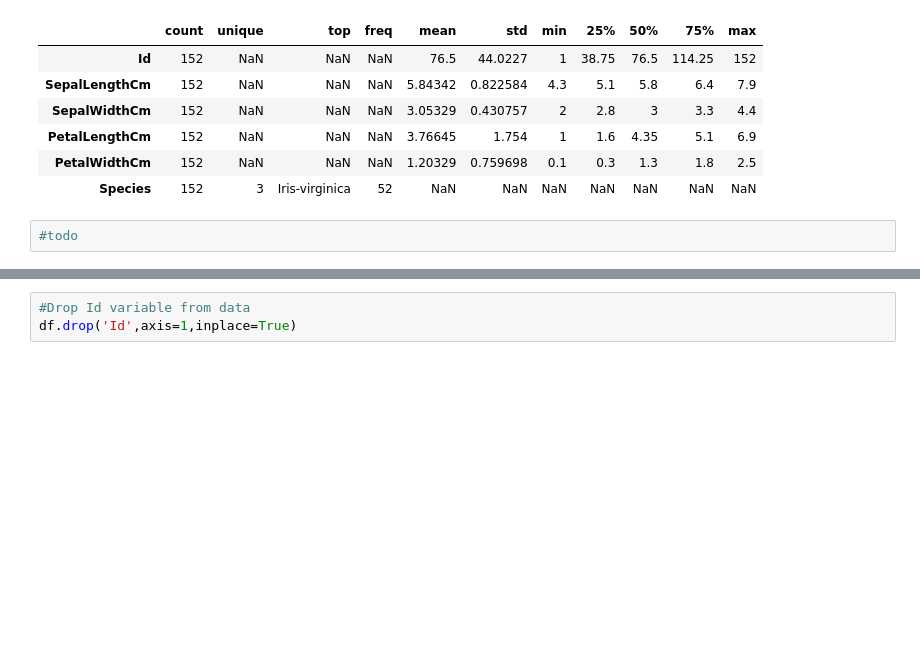
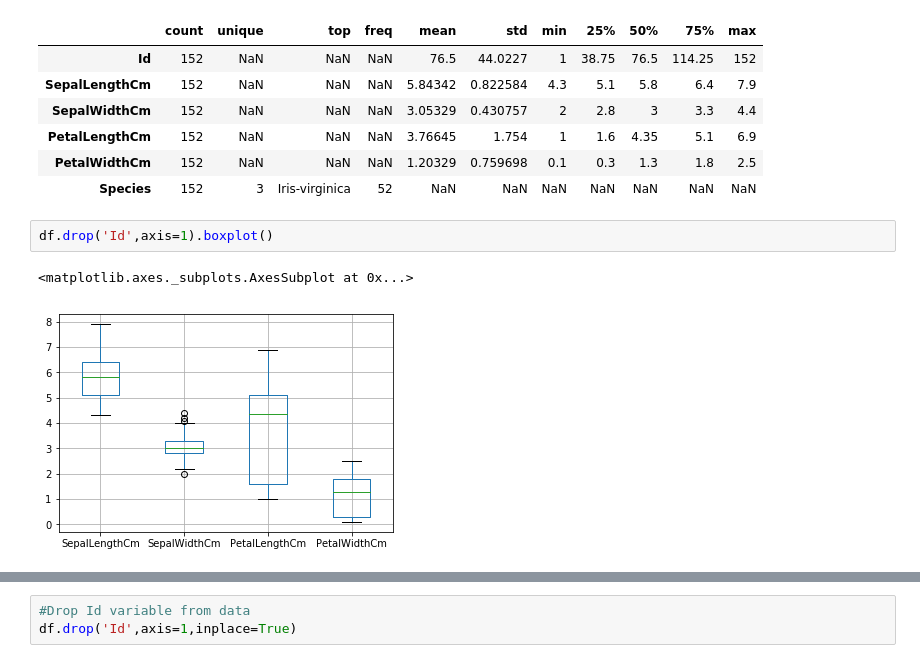
Before and after one commit to GreatLearningAIML1/aiml-ml-hyd-apr-19-batch-nirmalyamisra, a Jupyter notebook: Residency_3_External_Lab_Naive_Bayes_KNN_Nirmalya_Misra.ipynb, the cells around one changed output, grey strips where cells are left out. Cells and saved outputs as stored; diff of their text form; blank space fills up the shorter version.

```diff
--- a/Residency_3_External_Lab_Naive_Bayes_KNN_Nirmalya_Misra.ipynb
+++ b/Residency_3_External_Lab_Naive_Bayes_KNN_Nirmalya_Misra.ipynb
@@ -175,5 +175,8 @@ df.describe(include='all').transpose()
 | PetalLengthCm | 152 | NaN | NaN | NaN | 3.76645 | 1.754 | 1 | 1.6 | 4.35 | 5.1 | 6.9 |
 | PetalWidthCm | 152 | NaN | NaN | NaN | 1.20329 | 0.759698 | 0.1 | 0.3 | 1.3 | 1.8 | 2.5 |
 | Species | 152 | 3 | Iris-virginica | 52 | NaN | NaN | NaN | NaN | NaN | NaN | NaN |
-# %%
-#todo
+# %%
+df.drop('Id',axis=1).boxplot()
+# %% [output]
+<matplotlib.axes._subplots.AxesSubplot at 0x...>
+[figure, added]
```
Also changed, not shown: parts of 13 cells of this notebook.
